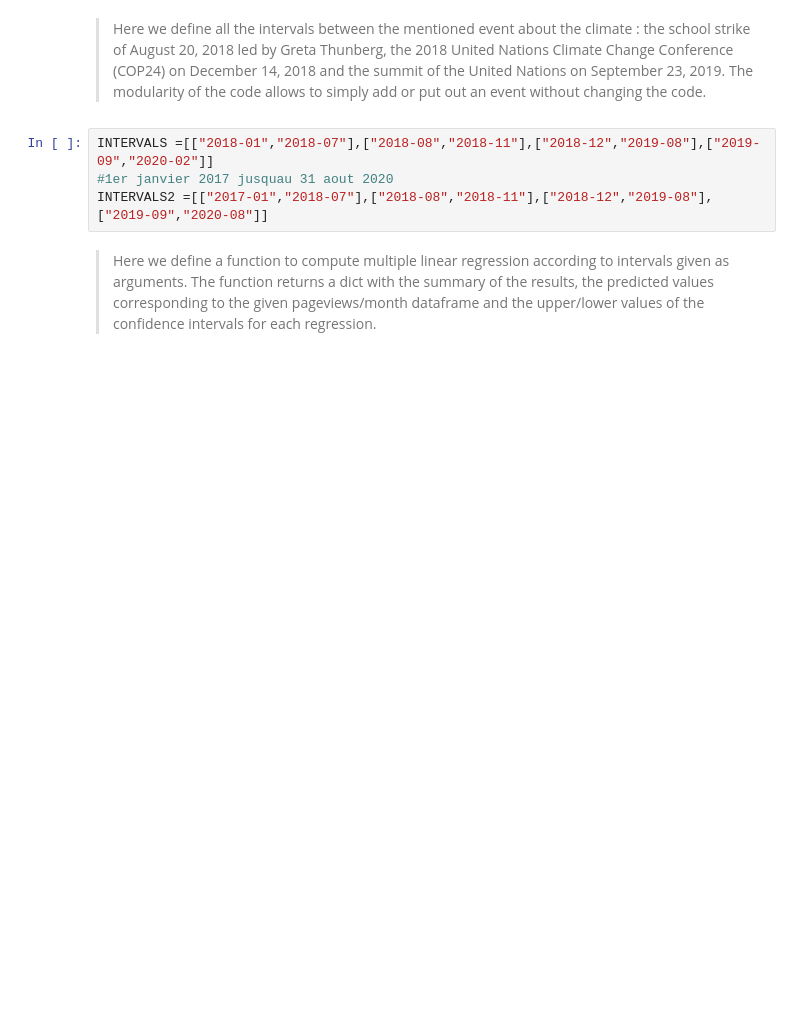
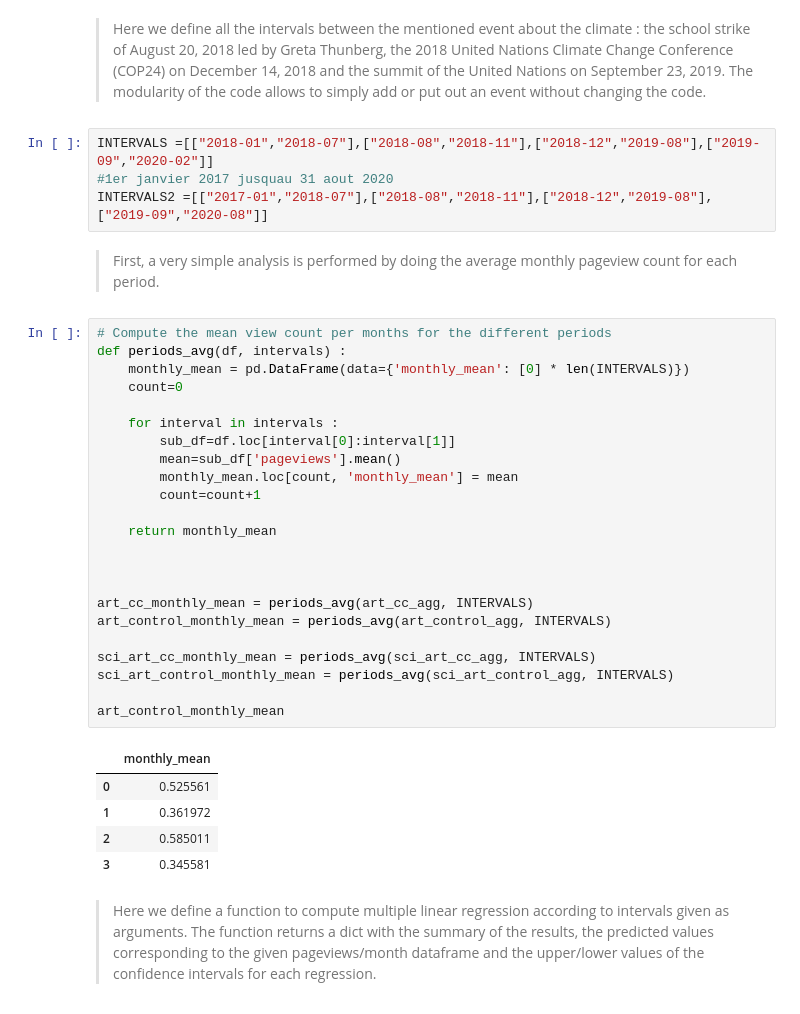
Before and after one commit to epfl-ada/ada-2020-project-milestone-p3-p3_tadaa, a Jupyter notebook: creative_extension.ipynb, the cells around one changed output. Cells and saved outputs as stored; diff of their text form; blank space fills up the shorter version.

```diff
--- a/creative_extension.ipynb
+++ b/creative_extension.ipynb
@@ -178,6 +178,37 @@ display(sci_art_cc_agg)
 INTERVALS =[["2018-01","2018-07"],["2018-08","2018-11"],["2018-12","2019-08"],["2019-09","2020-02"]]
 #1er janvier 2017 jusquau 31 aout 2020
 INTERVALS2 =[["2017-01","2018-07"],["2018-08","2018-11"],["2018-12","2019-08"],["2019-09","2020-08"]]
+# %% [markdown]
+>First, a very simple analysis is performed by doing the average monthly pageview count for each period.
+# %%
+# Compute the mean view count per months for the different periods
+def periods_avg(df, intervals) :
+    monthly_mean = pd.DataFrame(data={'monthly_mean': [0] * len(INTERVALS)})
+    count=0
+
+    for interval in intervals :
+        sub_df=df.loc[interval[0]:interval[1]]
+        mean=sub_df['pageviews'].mean()
+        monthly_mean.loc[count, 'monthly_mean'] = mean
+        count=count+1
+
+    return monthly_mean
+
+
+
+art_cc_monthly_mean = periods_avg(art_cc_agg, INTERVALS)
+art_control_monthly_mean = periods_avg(art_control_agg, INTERVALS)
+
+sci_art_cc_monthly_mean = periods_avg(sci_art_cc_agg, INTERVALS)
+sci_art_control_monthly_mean = periods_avg(sci_art_control_agg, INTERVALS)
+
+art_control_monthly_mean
+# %% [output]
+|  | monthly_mean |
+| 0 | 0.525561 |
+| 1 | 0.361972 |
+| 2 | 0.585011 |
+| 3 | 0.345581 |
 # %% [markdown]
 >Here we define a function to compute multiple linear regression according to intervals given as arguments. The function returns a dict with the summary of the results, the predicted values corresponding to the given pageviews/month dataframe and the upper/lower values of the confidence intervals for each regression.
 # %%
```
Also changed, not shown: parts of 7 cells of this notebook, 1 other file.
